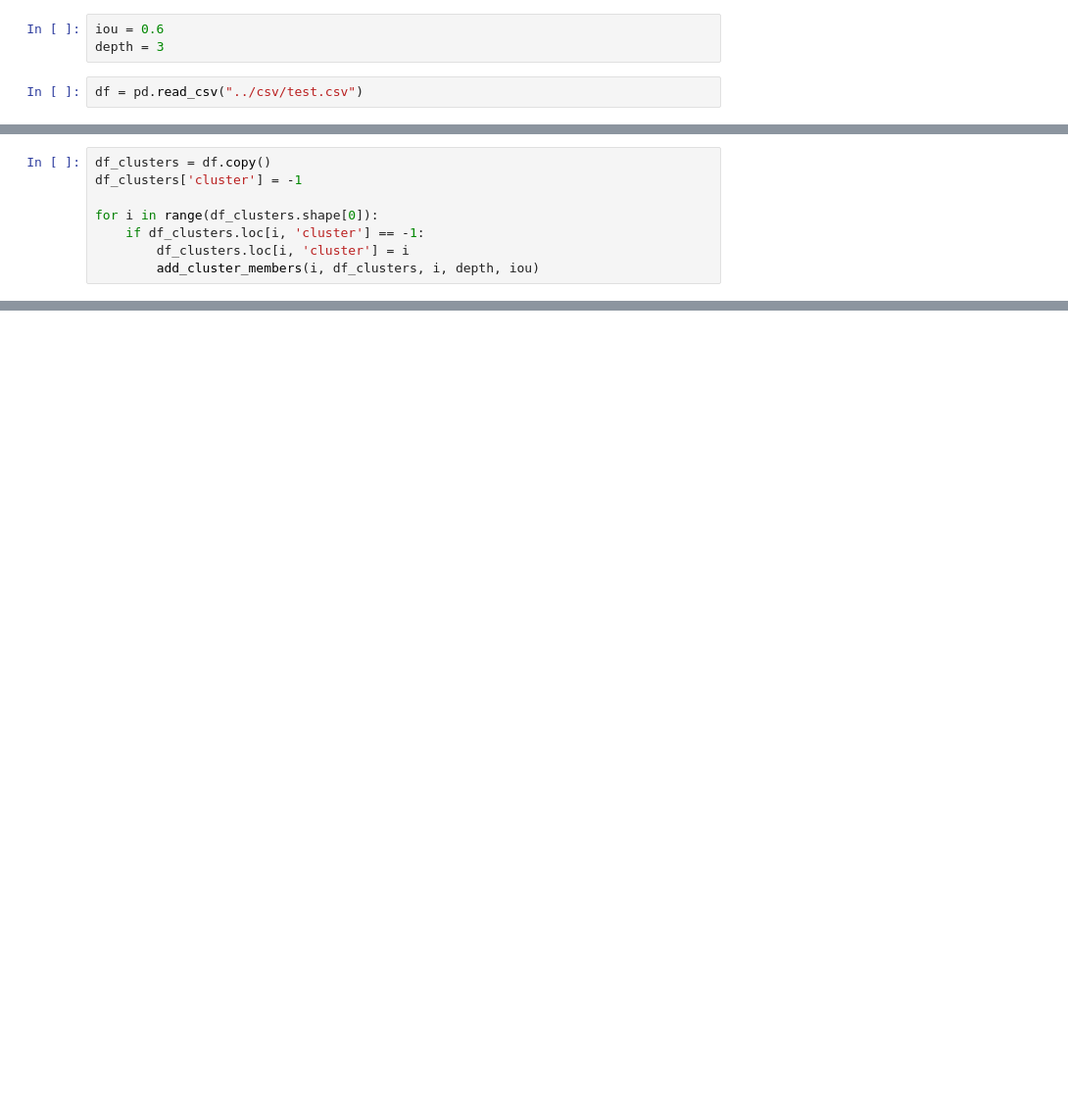
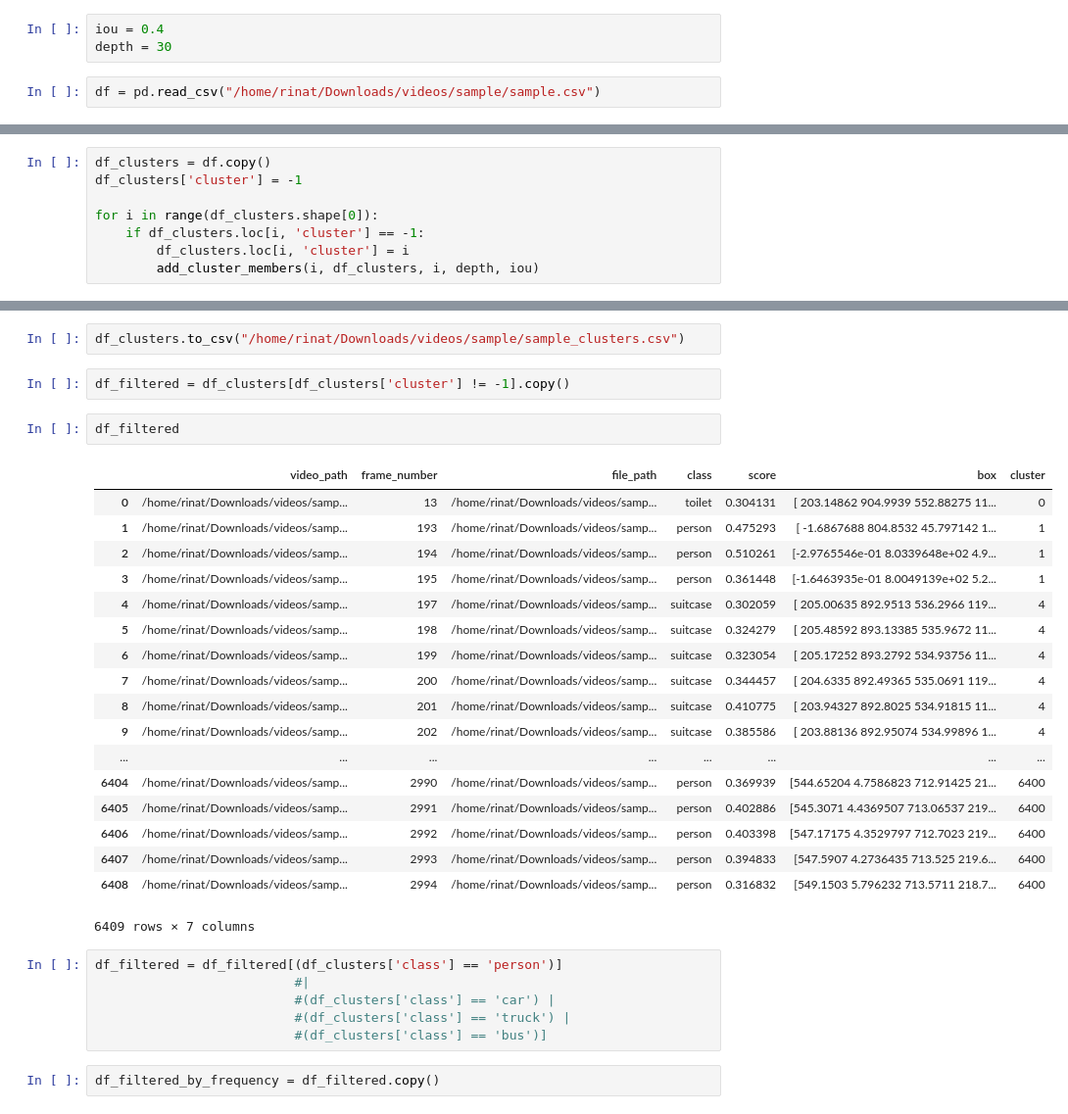
Before and after one commit to Rinatius/cctv-yolo-analysis, a Jupyter notebook: notebooks/temporal_cluster.ipynb, the cells around one changed output, grey strips where cells are left out. Shown: that part at 98% size. Drawn from its saved outputs; the diff is of its cells as text; blank space fills up the shorter version.

```diff
--- a/notebooks/temporal_cluster.ipynb
+++ b/notebooks/temporal_cluster.ipynb
@@ -3,5 +7,5 @@ import pandas as pd
 # %%
-iou = 0.6
-depth = 3
+iou = 0.4
+depth = 30
 # %%
-df = pd.read_csv("../csv/test.csv")
+df = pd.read_csv("/home/rinat/Downloads/videos/sample/sample.csv")
@@ -74,0 +116,33 @@ df_clusters
+# %%
+df_clusters.to_csv("/home/rinat/Downloads/videos/sample/sample_clusters.csv")
+# %%
+df_filtered = df_clusters[df_clusters['cluster'] != -1].copy()
+# %%
+df_filtered
+# %% [output]
+|  | video_path | frame_number | file_path | class | score | box | cluster |
+| 0 | /home/rinat/Downloads/videos/samp... | 13 | /home/rinat/Downloads/videos/samp... | toilet | 0.304131 | [ 203.14862 904.9939 552.88275 11... | 0 |
+| 1 | /home/rinat/Downloads/videos/samp... | 193 | /home/rinat/Downloads/videos/samp... | person | 0.475293 | [ -1.6867688 804.8532 45.797142 1... | 1 |
+| 2 | /home/rinat/Downloads/videos/samp... | 194 | /home/rinat/Downloads/videos/samp... | person | 0.510261 | [-2.9765546e-01 8.0339648e+02 4.9... | 1 |
+| 3 | /home/rinat/Downloads/videos/samp... | 195 | /home/rinat/Downloads/videos/samp... | person | 0.361448 | [-1.6463935e-01 8.0049139e+02 5.2... | 1 |
+| 4 | /home/rinat/Downloads/videos/samp... | 197 | /home/rinat/Downloads/videos/samp... | suitcase | 0.302059 | [ 205.00635 892.9513 536.2966 119... | 4 |
+| 5 | /home/rinat/Downloads/videos/samp... | 198 | /home/rinat/Downloads/videos/samp... | suitcase | 0.324279 | [ 205.48592 893.13385 535.9672 11... | 4 |
+| 6 | /home/rinat/Downloads/videos/samp... | 199 | /home/rinat/Downloads/videos/samp... | suitcase | 0.323054 | [ 205.17252 893.2792 534.93756 11... | 4 |
+| 7 | /home/rinat/Downloads/videos/samp... | 200 | /home/rinat/Downloads/videos/samp... | suitcase | 0.344457 | [ 204.6335 892.49365 535.0691 119... | 4 |
+| 8 | /home/rinat/Downloads/videos/samp... | 201 | /home/rinat/Downloads/videos/samp... | suitcase | 0.410775 | [ 203.94327 892.8025 534.91815 11... | 4 |
+| 9 | /home/rinat/Downloads/videos/samp... | 202 | /home/rinat/Downloads/videos/samp... | suitcase | 0.385586 | [ 203.88136 892.95074 534.99896 1... | 4 |
+| ... | ... | ... | ... | ... | ... | ... | ... |
+| 6404 | /home/rinat/Downloads/videos/samp... | 2990 | /home/rinat/Downloads/videos/samp... | person | 0.369939 | [544.65204 4.7586823 712.91425 21... | 6400 |
+| 6405 | /home/rinat/Downloads/videos/samp... | 2991 | /home/rinat/Downloads/videos/samp... | person | 0.402886 | [545.3071 4.4369507 713.06537 219... | 6400 |
+| 6406 | /home/rinat/Downloads/videos/samp... | 2992 | /home/rinat/Downloads/videos/samp... | person | 0.403398 | [547.17175 4.3529797 712.7023 219... | 6400 |
+| 6407 | /home/rinat/Downloads/videos/samp... | 2993 | /home/rinat/Downloads/videos/samp... | person | 0.394833 | [547.5907 4.2736435 713.525 219.6... | 6400 |
+| 6408 | /home/rinat/Downloads/videos/samp... | 2994 | /home/rinat/Downloads/videos/samp... | person | 0.316832 | [549.1503 5.796232 713.5711 218.7... | 6400 |
+6409 rows × 7 columns
+# %%
+df_filtered = df_filtered[(df_clusters['class'] == 'person')]
+                          #|
+                          #(df_clusters['class'] == 'car') |
+                          #(df_clusters['class'] == 'truck') |
+                          #(df_clusters['class'] == 'bus')]
+# %%
+df_filtered_by_frequency = df_filtered.copy()
```
Also changed, not shown: parts of 24 cells of this notebook, 4 other files.
